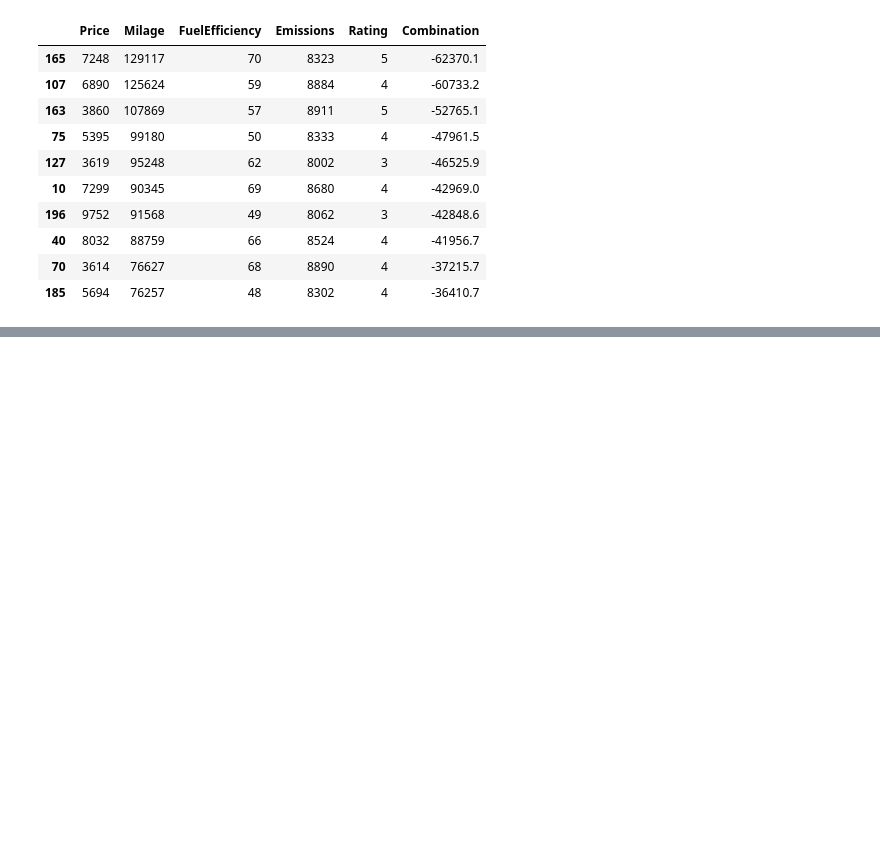
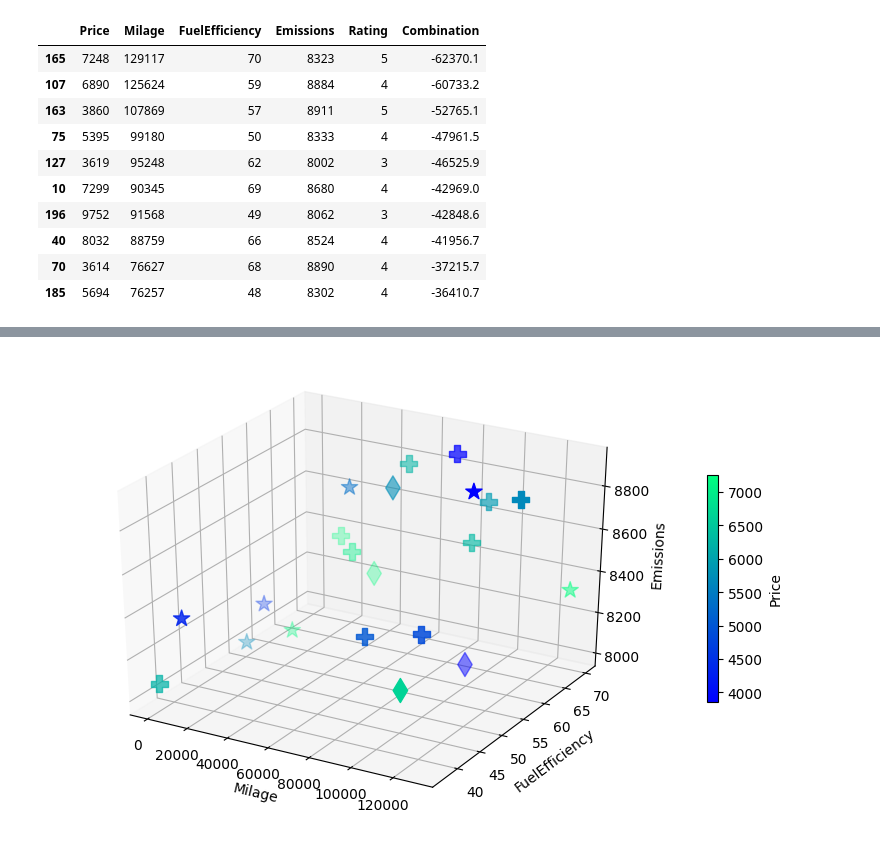
Before and after one commit to SCS-Technology-and-Innovation/DACS, a Jupyter notebook: DTDA/compromise.ipynb, the cells around one changed output, grey strips where cells are left out. Saved outputs shown, nothing was run; the diff lists cells and outputs as text; code cells hidden in the pictures; blank space fills up the shorter version.

```diff
--- a/DTDA/compromise.ipynb
+++ b/DTDA/compromise.ipynb
@@ -233,0 +295,26 @@ sorted.head(10) # top ten in terms of the lowest (best) combination score
+# %%
+data = dict()
+
+for q in stars:
+  subset = cand.loc[ cand['Rating'] == q ] # match the stars
+  td = subset[vars] # get the three axis values
+  M = np.array([ [ td[c][i] for c in td.columns ] for i in td.index ])
+  color = subset['Price'].tolist()
+  data[q] = (M, color, label)
+# %%
+fig = plt.figure(1, figsize = (10, 6), dpi =  100)
+a = fig.add_subplot(projection = '3d')
+for q in stars:
+  m, color = data[q]
+  x = m[:, 0]
+  y = m[:, 1]
+  z = m[:, 2]
+  plot = a.scatter(x, y, z, marker = marker[q], c = color, cmap = plt.cm.winter, s = 150)
+a.set_xlabel(vars[0])
+a.set_ylabel(vars[1])
+a.set_zlabel(vars[2])
+legend = fig.colorbar(plot, orientation = 'vertical', shrink = 0.5)
+legend.set_label('Price')
+plt.show()
+# %% [output]
+[figure, added]
```
Also changed, not shown: parts of 6 cells of this notebook.
